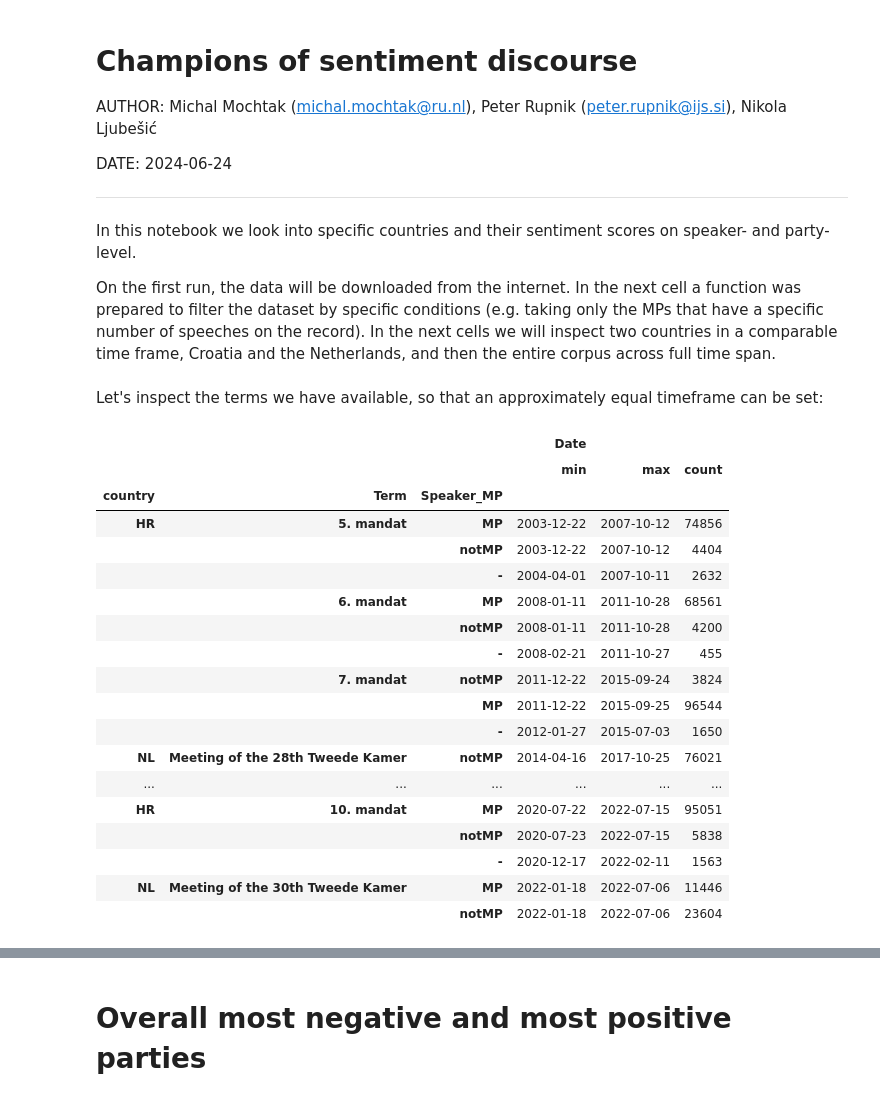
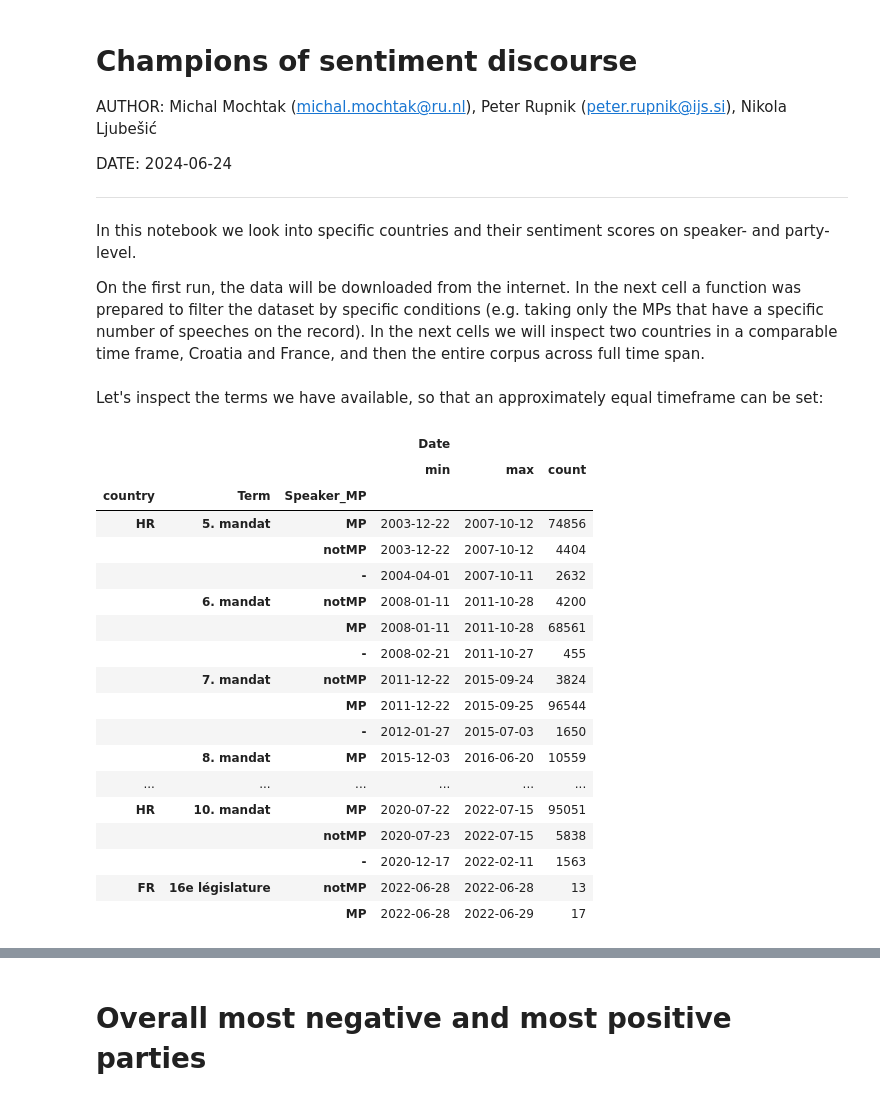
Before and after one commit to clarinsi/parlasent_analysis, a Jupyter notebook: 3_champions_of_sentiment_discoruse.ipynb, the cells around one changed output, grey strips where cells are left out. Saved outputs shown, nothing was run; the diff lists cells and outputs as text; code cells hidden in the pictures.

```diff
--- a/3_champions_of_sentiment_discoruse.ipynb
+++ b/3_champions_of_sentiment_discoruse.ipynb
@@ -9,7 +9,7 @@ DATE: 2024-06-24
 
 In this notebook we look into specific countries and their sentiment scores on speaker- and party-level.
 
-On the first run, the data will be downloaded from the internet. In the next cell a function was prepared to filter the dataset by specific conditions (e.g. taking only the MPs that have a specific number of speeches on the record). In the next cells we will inspect two countries in a comparable time frame, Croatia and the Netherlands, and then the entire corpus across full time span.
+On the first run, the data will be downloaded from the internet. In the next cell a function was prepared to filter the dataset by specific conditions (e.g. taking only the MPs that have a specific number of speeches on the record). In the next cells we will inspect two countries in a comparable time frame, Croatia and France, and then the entire corpus across full time span.
 # %%
 import pandas as pd
 pd.set_option('display.max_rows', None)
@@ -65,29 +79,29 @@ def calculate_sentiment(target="Speaker_name", *, country=None, term=None):
 # %% [markdown]
 Let's inspect the terms we have available, so that an approximately equal timeframe can be set:
 # %%
-df[df.country.isin(["HR", "NL"])].groupby("country Term Speaker_MP".split()).agg({
+df[df.country.isin(["HR", "FR"])].groupby("country Term Speaker_MP".split()).agg({
     "Date": [min, max, "count"]
 }).sort_values(by=("Date", "min"))
 # %% [output]
 |  |  |  | Date |  |  |
 |  |  |  | min | max | count |
 | country | Term | Speaker_MP |  |  |  |
 | HR | 5. mandat | MP | 2003-12-22 | 2007-10-12 | 74856 |
 |  |  | notMP | 2003-12-22 | 2007-10-12 | 4404 |
 |  |  | - | 2004-04-01 | 2007-10-11 | 2632 |
-|  | 6. mandat | MP | 2008-01-11 | 2011-10-28 | 68561 |
-|  |  | notMP | 2008-01-11 | 2011-10-28 | 4200 |
+|  | 6. mandat | notMP | 2008-01-11 | 2011-10-28 | 4200 |
+|  |  | MP | 2008-01-11 | 2011-10-28 | 68561 |
 |  |  | - | 2008-02-21 | 2011-10-27 | 455 |
 |  | 7. mandat | notMP | 2011-12-22 | 2015-09-24 | 3824 |
 |  |  | MP | 2011-12-22 | 2015-09-25 | 96544 |
 |  |  | - | 2012-01-27 | 2015-07-03 | 1650 |
-| NL | Meeting of the 28th Tweede Kamer | notMP | 2014-04-16 | 2017-10-25 | 76021 |
+|  | 8. mandat | MP | 2015-12-03 | 2016-06-20 | 10559 |
 | ... | ... | ... | ... | ... | ... |
 | HR | 10. mandat | MP | 2020-07-22 | 2022-07-15 | 95051 |
 |  |  | notMP | 2020-07-23 | 2022-07-15 | 5838 |
 |  |  | - | 2020-12-17 | 2022-02-11 | 1563 |
-| NL | Meeting of the 30th Tweede Kamer | MP | 2022-01-18 | 2022-07-06 | 11446 |
-|  |  | notMP | 2022-01-18 | 2022-07-06 | 23604 |
+| FR | 16e législature | notMP | 2022-06-28 | 2022-06-28 | 13 |
+|  |  | MP | 2022-06-28 | 2022-06-29 | 17 |
 # %%
 calculate_sentiment("Speaker_name", country="HR", term="10. mandat")
 # %% [output]
```
Also changed, not shown: parts of 10 cells of this notebook, 1 other file.
